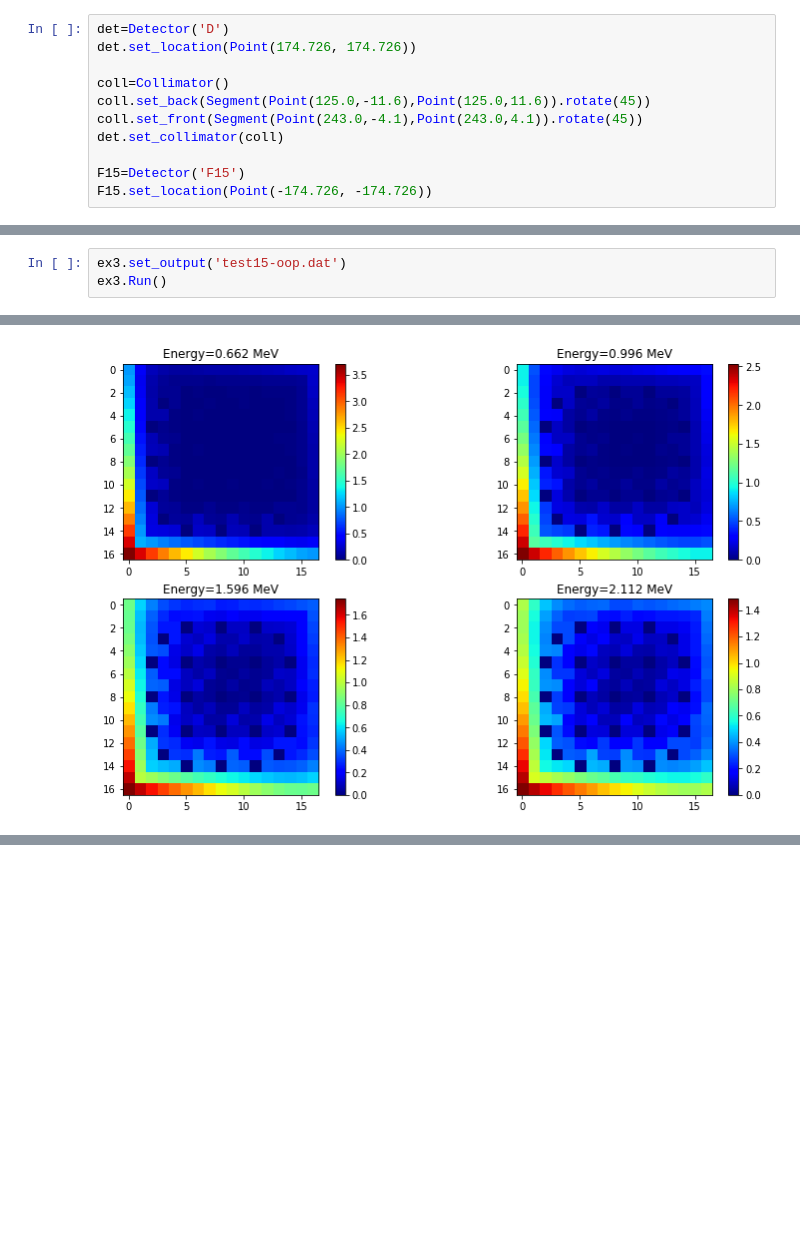
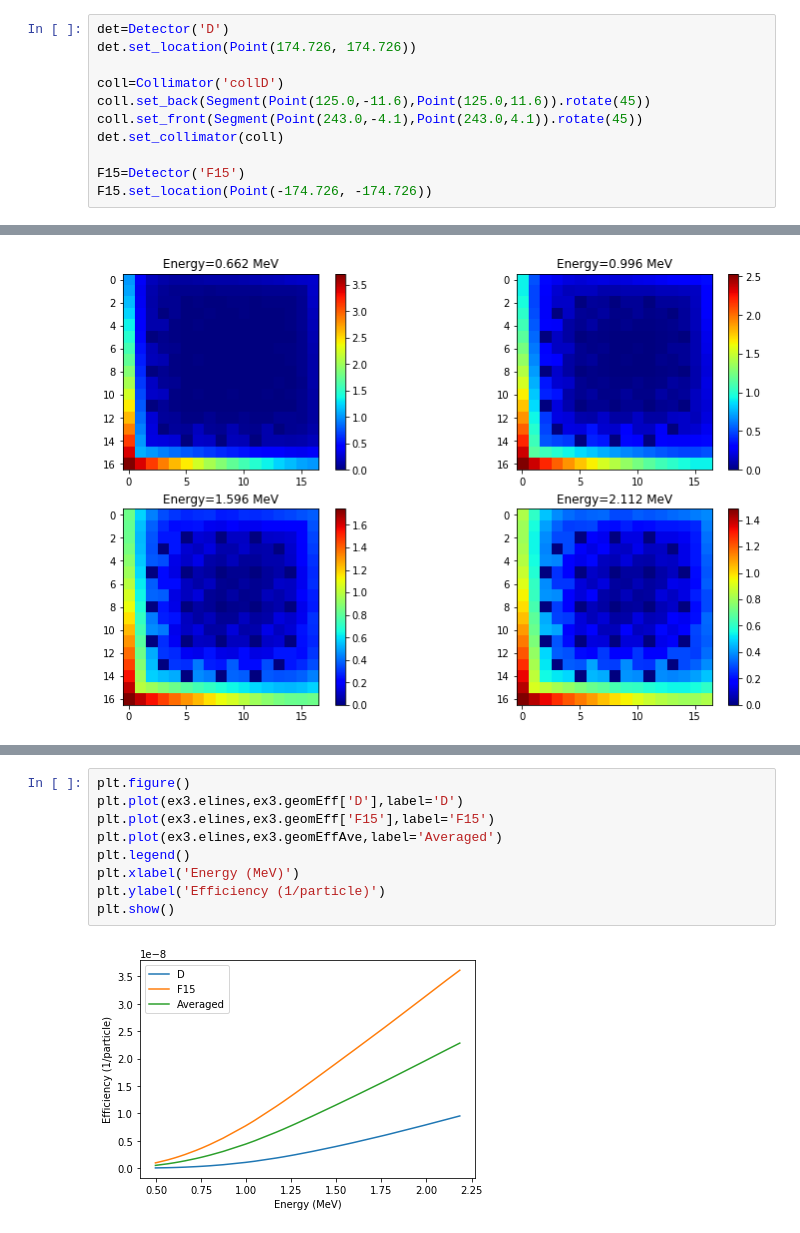
Before and after one commit to ezsolti/feign, a Jupyter notebook: examples/ex3_17x17PWR_at_Clab.ipynb, the cells around one changed output, grey strips where cells are left out. Saved outputs shown, nothing was run; the diff lists cells and outputs as text; blank space fills up the shorter version.

```diff
--- a/examples/ex3_17x17PWR_at_Clab.ipynb
+++ b/examples/ex3_17x17PWR_at_Clab.ipynb
@@ -108,7 +112,7 @@ There is a collimator between the assembly and the detector. The back is 125cm f
 det=Detector('D')
 det.set_location(Point(174.726, 174.726))
 
-coll=Collimator()
+coll=Collimator('collD')
 coll.set_back(Segment(Point(125.0,-11.6),Point(125.0,11.6)).rotate(45))
 coll.set_front(Segment(Point(243.0,-4.1),Point(243.0,4.1)).rotate(45))
 det.set_collimator(coll)
@@ -215,6 +217,3 @@ ex3.Plot(dpi=600,out='articlefig3.png',xl=[-20,20],yl=[-20,20],detectorSize=0.4)
 [figure]
 # %% [markdown]
 When we run the experiment, we do not get any warnings, because everything is set.
-# %%
-ex3.set_output('test15-oop.dat')
-ex3.Run()
@@ -405,0 +373,11 @@ plt.show()
+# %%
+plt.figure()
+plt.plot(ex3.elines,ex3.geomEff['D'],label='D')
+plt.plot(ex3.elines,ex3.geomEff['F15'],label='F15')
+plt.plot(ex3.elines,ex3.geomEffAve,label='Averaged')
+plt.legend()
+plt.xlabel('Energy (MeV)')
+plt.ylabel('Efficiency (1/particle)')
+plt.show()
+# %% [output]
+[figure, added]
```
Also changed, not shown: parts of 13 cells of this notebook, 2 other files.
